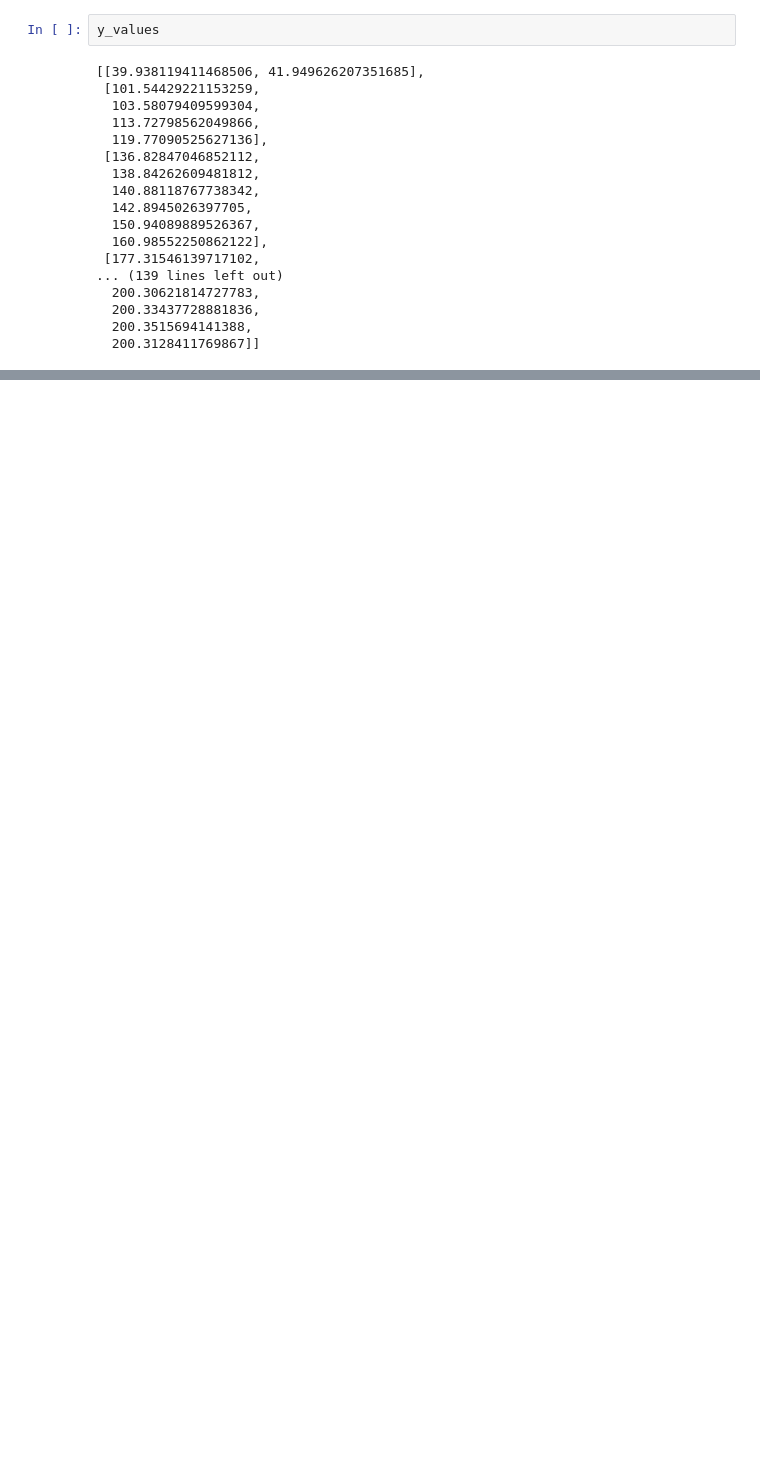
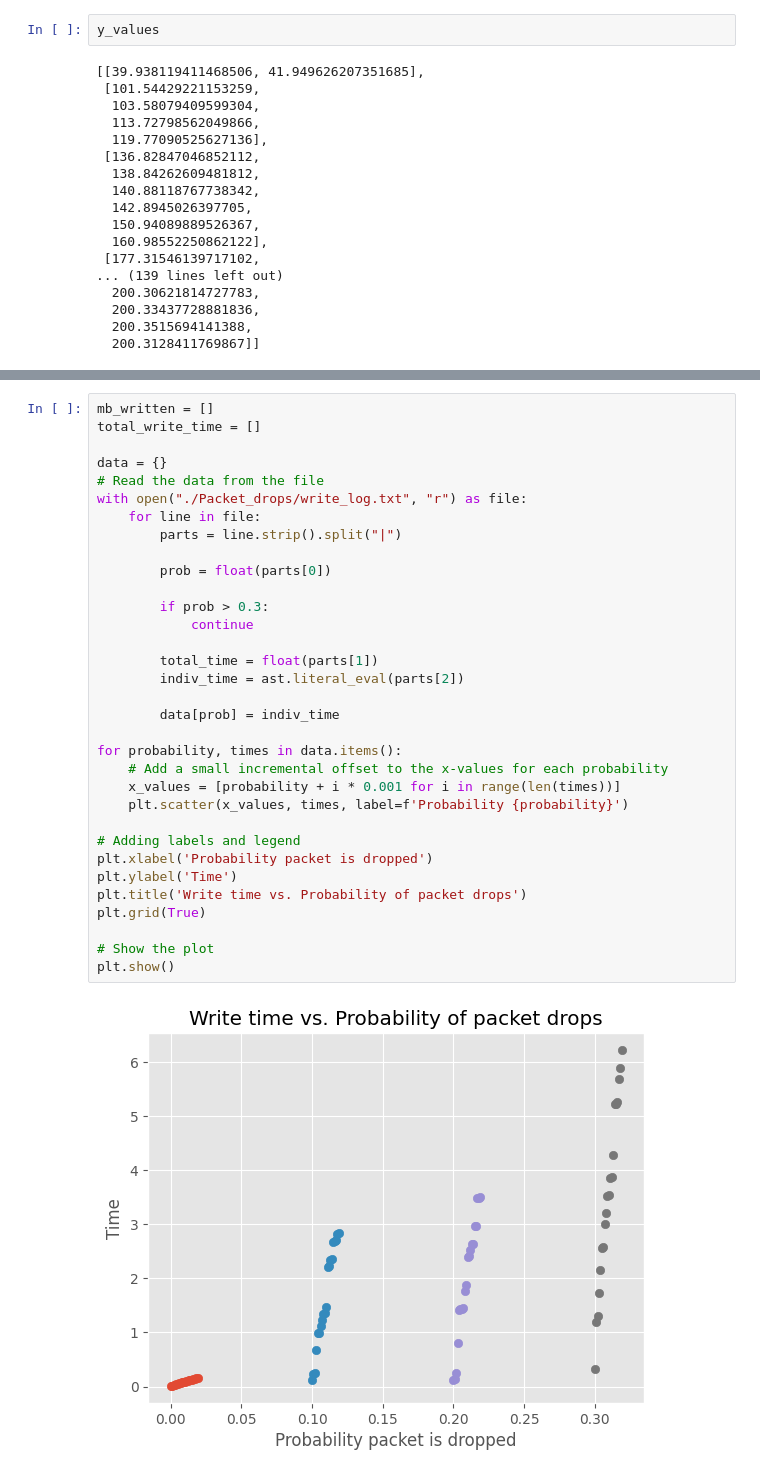
Before and after one commit to DivyanshMittal-exe/GFS-with-Redis, a Jupyter notebook: Analysis_tests/analysis.ipynb, the cells around one changed output, grey strips where cells are left out. Drawn from its saved outputs; the diff is of its cells as text; blank space fills up the shorter version.

```diff
--- a/Analysis_tests/analysis.ipynb
+++ b/Analysis_tests/analysis.ipynb
@@ -92,0 +126,35 @@ plt.show()
+# %%
+mb_written = []
+total_write_time = []
+
+data = {}
+# Read the data from the file
+with open("./Packet_drops/write_log.txt", "r") as file:
+    for line in file:
+        parts = line.strip().split("|")
+
+        prob = float(parts[0])
+
+        if prob > 0.3:
+            continue
+
+        total_time = float(parts[1])
+        indiv_time = ast.literal_eval(parts[2])
+
+        data[prob] = indiv_time
+
+for probability, times in data.items():
+    # Add a small incremental offset to the x-values for each probability
+    x_values = [probability + i * 0.001 for i in range(len(times))]
+    plt.scatter(x_values, times, label=f'Probability {probability}')
+
+# Adding labels and legend
+plt.xlabel('Probability packet is dropped')
+plt.ylabel('Time')
+plt.title('Write time vs. Probability of packet drops')
+plt.grid(True)
+
+# Show the plot
+plt.show()
+# %% [output]
+[figure, added]
```
Also changed, not shown: parts of 4 cells of this notebook, 8 other files.
